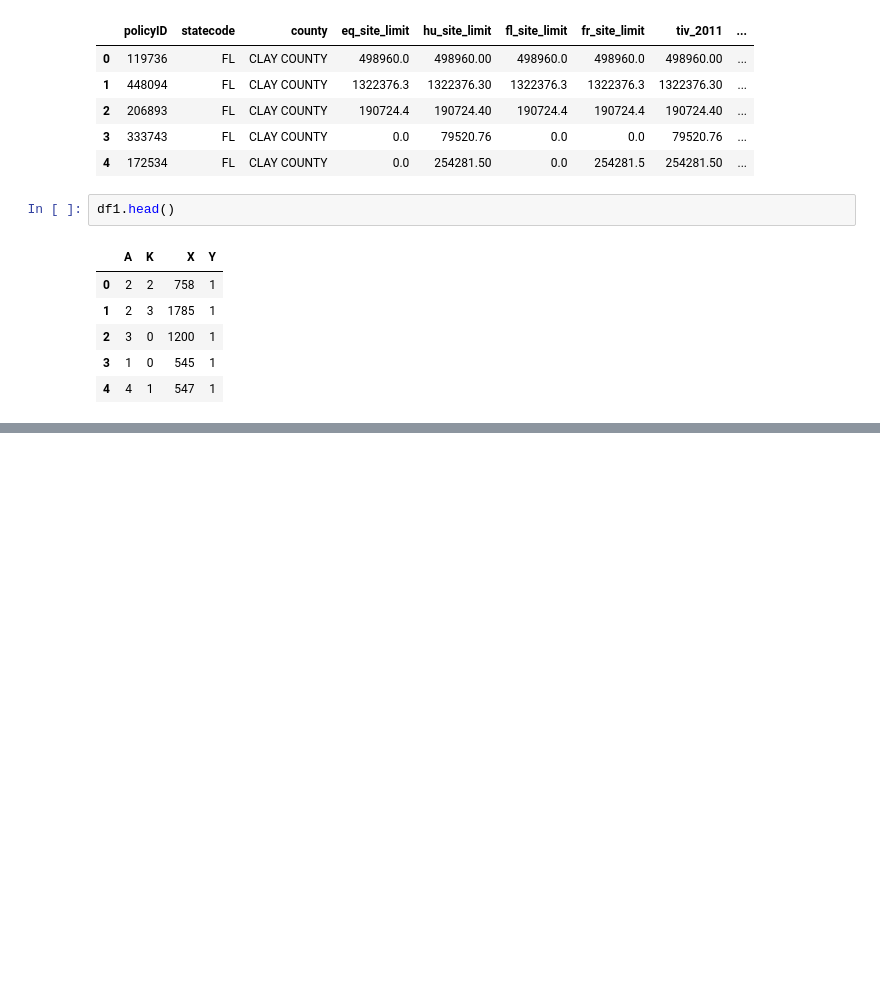
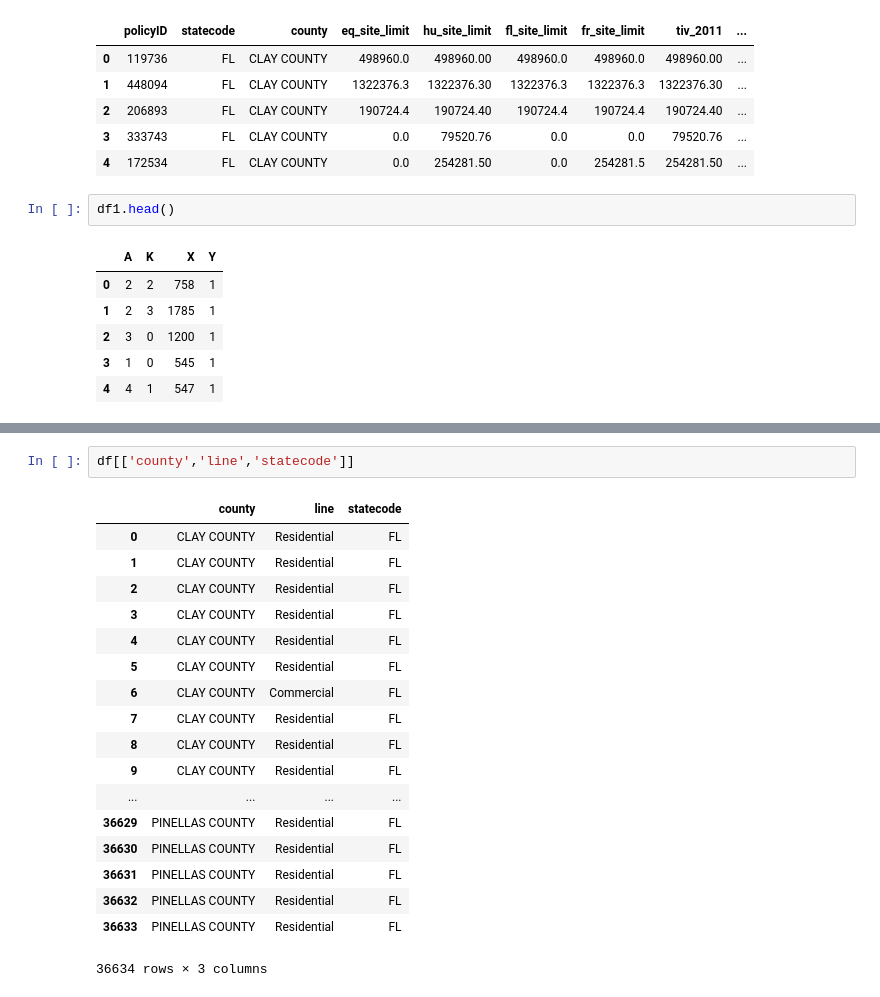
Before and after one commit to Deepak-Marichi/python-101, a Jupyter notebook: python-101.ipynb, the cells around one changed output, grey strips where cells are left out. Saved outputs shown, nothing was run; the diff lists cells and outputs as text; blank space fills up the shorter version.

```diff
--- a/python-101.ipynb
+++ b/python-101.ipynb
@@ -216,0 +279,21 @@ df1.head()
+# %%
+df[['county','line','statecode']]
+# %% [output]
+|  | county | line | statecode |
+| 0 | CLAY COUNTY | Residential | FL |
+| 1 | CLAY COUNTY | Residential | FL |
+| 2 | CLAY COUNTY | Residential | FL |
+| 3 | CLAY COUNTY | Residential | FL |
+| 4 | CLAY COUNTY | Residential | FL |
+| 5 | CLAY COUNTY | Residential | FL |
+| 6 | CLAY COUNTY | Commercial | FL |
+| 7 | CLAY COUNTY | Residential | FL |
+| 8 | CLAY COUNTY | Residential | FL |
+| 9 | CLAY COUNTY | Residential | FL |
+| ... | ... | ... | ... |
+| 36629 | PINELLAS COUNTY | Residential | FL |
+| 36630 | PINELLAS COUNTY | Residential | FL |
+| 36631 | PINELLAS COUNTY | Residential | FL |
+| 36632 | PINELLAS COUNTY | Residential | FL |
+| 36633 | PINELLAS COUNTY | Residential | FL |
+36634 rows × 3 columns
```
Also changed, not shown: parts of 23 cells of this notebook, 1 other file.
